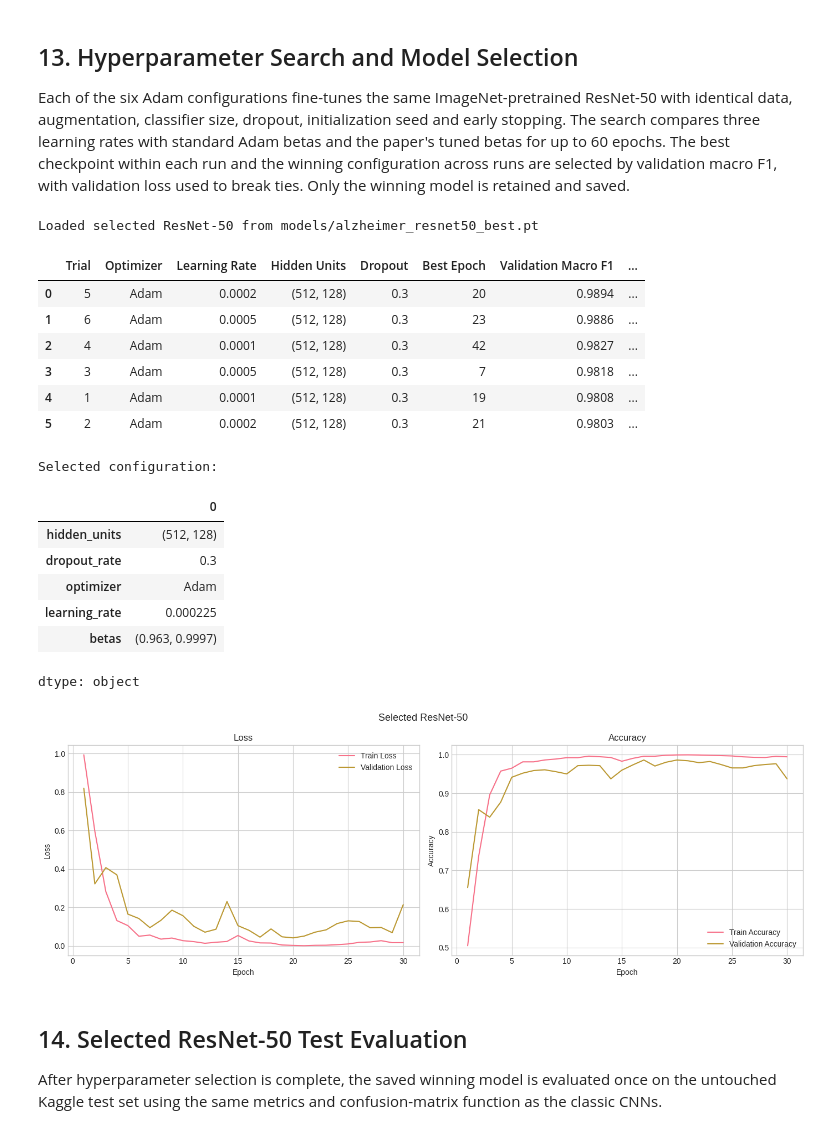
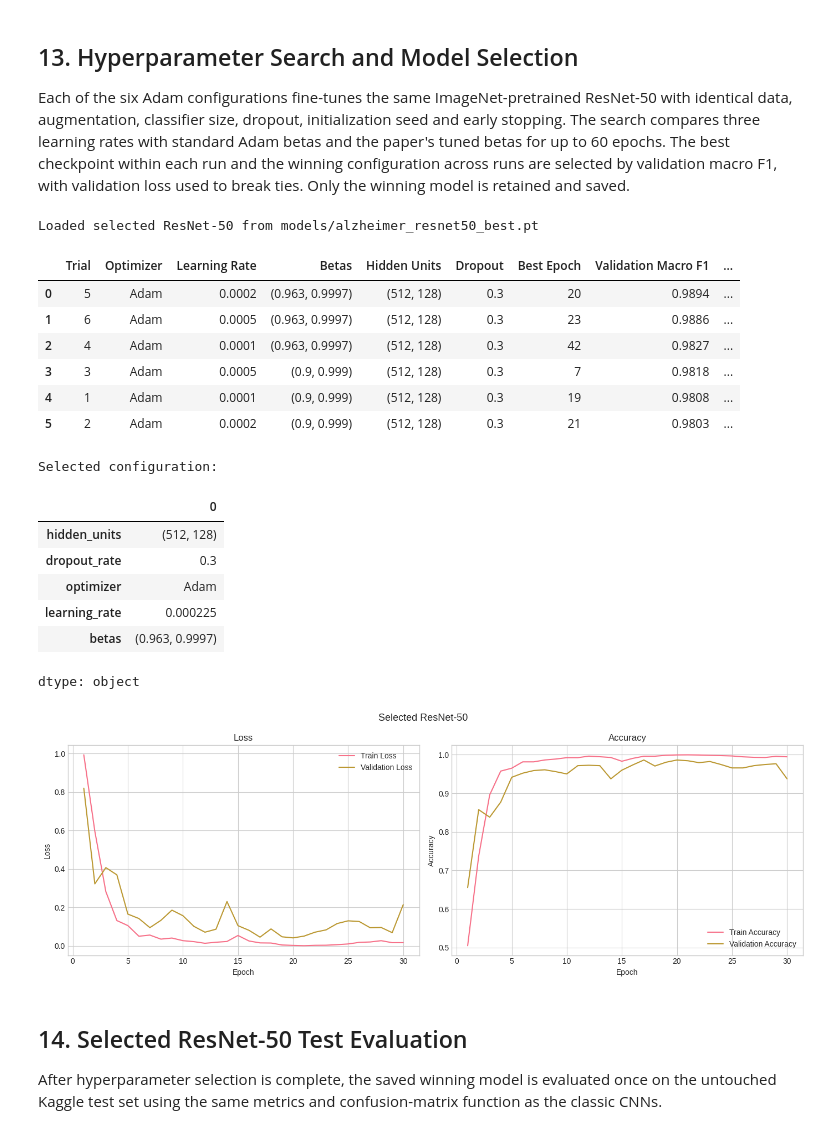
Before and after one commit to VladetaV/Deep-Learning-For-Human-Body-Marker-Augmentation, a Jupyter notebook: alzheimer_classification.ipynb, the cells around one changed output. Cells and saved outputs as stored; diff of their text form; code cells hidden in the pictures.

Commit message:
Rewrite contrastive markdown sections and add missing table columns

```diff
--- a/alzheimer_classification.ipynb
+++ b/alzheimer_classification.ipynb
@@ -1300,6 +1305,16 @@ if RESNET_MODEL_PATH.exists() and not RETRAIN_RESNET:
     best_resnet_config = resnet_checkpoint['config']
     best_resnet_config['hidden_units'] = tuple(best_resnet_config['hidden_units'])
     resnet_search_results = pd.DataFrame(resnet_checkpoint['search_results'])
+    if 'Betas' not in resnet_search_results.columns:
+        # Checkpoints written before this column existed still identify each run
+        # by its trial number, which fixes the configuration it came from.
+        resnet_search_results.insert(
+            resnet_search_results.columns.get_loc('Learning Rate') + 1,
+            'Betas',
+            resnet_search_results['Trial'].map(
+                lambda trial: RESNET_SEARCH_CONFIGS[trial - 1]['betas']
+            ),
+        )
     resnet_metrics = resnet_checkpoint['metrics']
     best_resnet_model = AlzheimerResNet50(
         number_of_classes=len(CLASS_NAMES),
@@ -1382,6 +1397,7 @@ else:
             'Trial': trial_number,
             'Optimizer': config['optimizer'],
             'Learning Rate': config['learning_rate'],
+            'Betas': config['betas'],
             'Hidden Units': str(config['hidden_units']),
             'Dropout': config['dropout_rate'],
             'Best Epoch': selection['best_epoch'],
@@ -1436,40 +1452,40 @@ else:
     best_resnet_model.load_state_dict(best_resnet_state)
 
     final_checkpoint = {
         'model_state_dict': best_resnet_state,
         'config': best_resnet_config,
         'search_results': resnet_search_results.to_dict('records'),
         'metrics': resnet_metrics,
         'class_names': CLASS_NAMES,
         'train_mean': float(TRAIN_MEAN),
         'train_std': float(TRAIN_STD),
         'random_state': RANDOM_STATE,
         'data_split': 'original_kaggle_test',
         'selection_metric': 'validation_macro_f1',
         'imagenet_pretrained': True,
         'input_channels': 1,
         'input_size': (128, 128),
         'mixed_precision': USE_AMP,
     }
     temporary_model_path = RESNET_MODEL_PATH.with_suffix('.tmp')
     torch.save(final_checkpoint, temporary_model_path)
     temporary_model_path.replace(RESNET_MODEL_PATH)
     RESNET_SEARCH_STATE_PATH.unlink(missing_ok=True)
     print(f'Saved selected ResNet-50 to {RESNET_MODEL_PATH}')
 
 display(resnet_search_results.round(4))
 print('Selected configuration:')
 display(pd.Series(best_resnet_config))
 plot_training_metrics(resnet_metrics, title='Selected ResNet-50')
 # %% [output]
 Loaded selected ResNet-50 from models/alzheimer_resnet50_best.pt
-|  | Trial | Optimizer | Learning Rate | Hidden Units | Dropout | Best Epoch | Validation Macro F1 | ... |
-| 0 | 5 | Adam | 0.0002 | (512, 128) | 0.3 | 20 | 0.9894 | ... |
-| 1 | 6 | Adam | 0.0005 | (512, 128) | 0.3 | 23 | 0.9886 | ... |
-| 2 | 4 | Adam | 0.0001 | (512, 128) | 0.3 | 42 | 0.9827 | ... |
-| 3 | 3 | Adam | 0.0005 | (512, 128) | 0.3 | 7 | 0.9818 | ... |
-| 4 | 1 | Adam | 0.0001 | (512, 128) | 0.3 | 19 | 0.9808 | ... |
-| 5 | 2 | Adam | 0.0002 | (512, 128) | 0.3 | 21 | 0.9803 | ... |
+|  | Trial | Optimizer | Learning Rate | Betas | Hidden Units | Dropout | Best Epoch | Validation Macro F1 | ... |
+| 0 | 5 | Adam | 0.0002 | (0.963, 0.9997) | (512, 128) | 0.3 | 20 | 0.9894 | ... |
+| 1 | 6 | Adam | 0.0005 | (0.963, 0.9997) | (512, 128) | 0.3 | 23 | 0.9886 | ... |
+| 2 | 4 | Adam | 0.0001 | (0.963, 0.9997) | (512, 128) | 0.3 | 42 | 0.9827 | ... |
+| 3 | 3 | Adam | 0.0005 | (0.9, 0.999) | (512, 128) | 0.3 | 7 | 0.9818 | ... |
+| 4 | 1 | Adam | 0.0001 | (0.9, 0.999) | (512, 128) | 0.3 | 19 | 0.9808 | ... |
+| 5 | 2 | Adam | 0.0002 | (0.9, 0.999) | (512, 128) | 0.3 | 21 | 0.9803 | ... |
 Selected configuration:
 |  | 0 |
 | hidden_units | (512, 128) |
```
Also changed, not shown: parts of 16 cells of this notebook.
